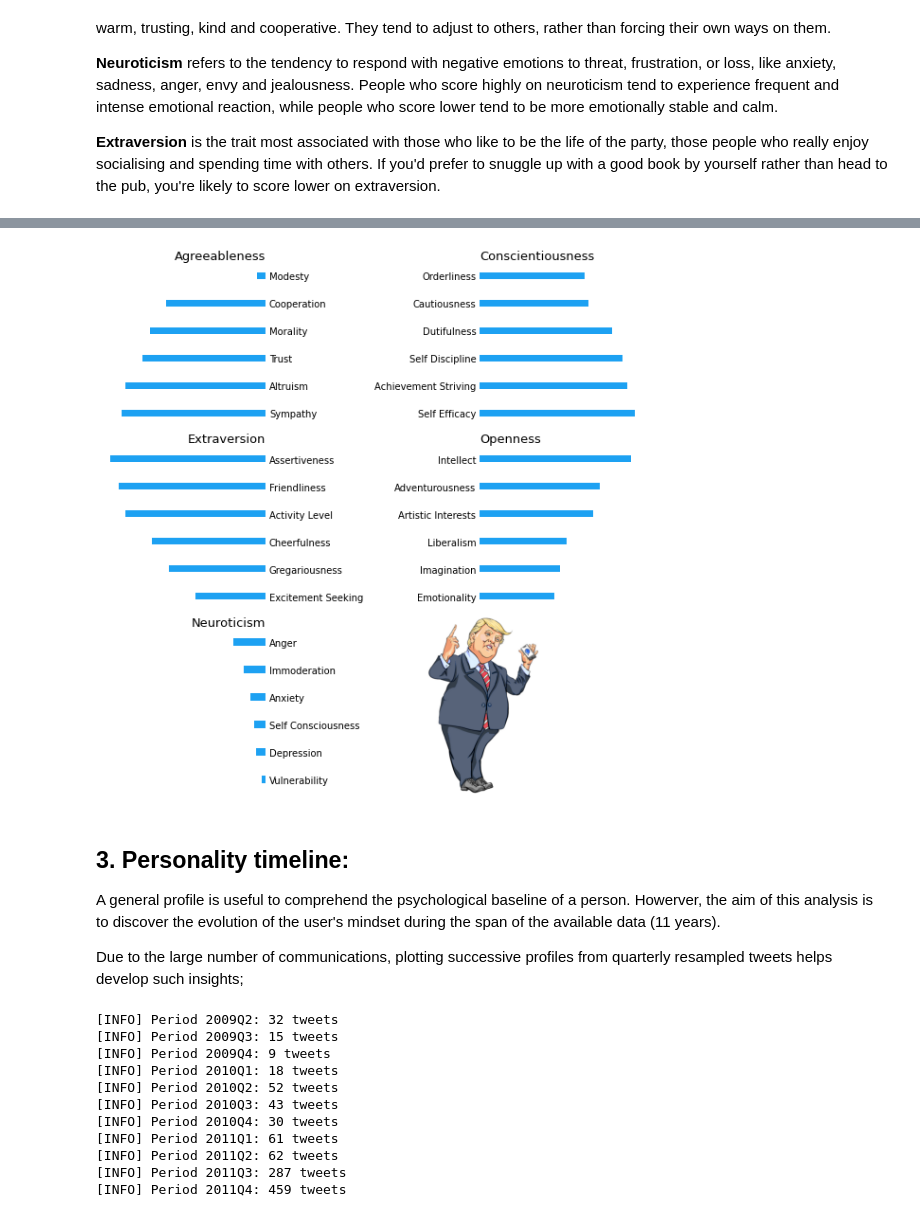
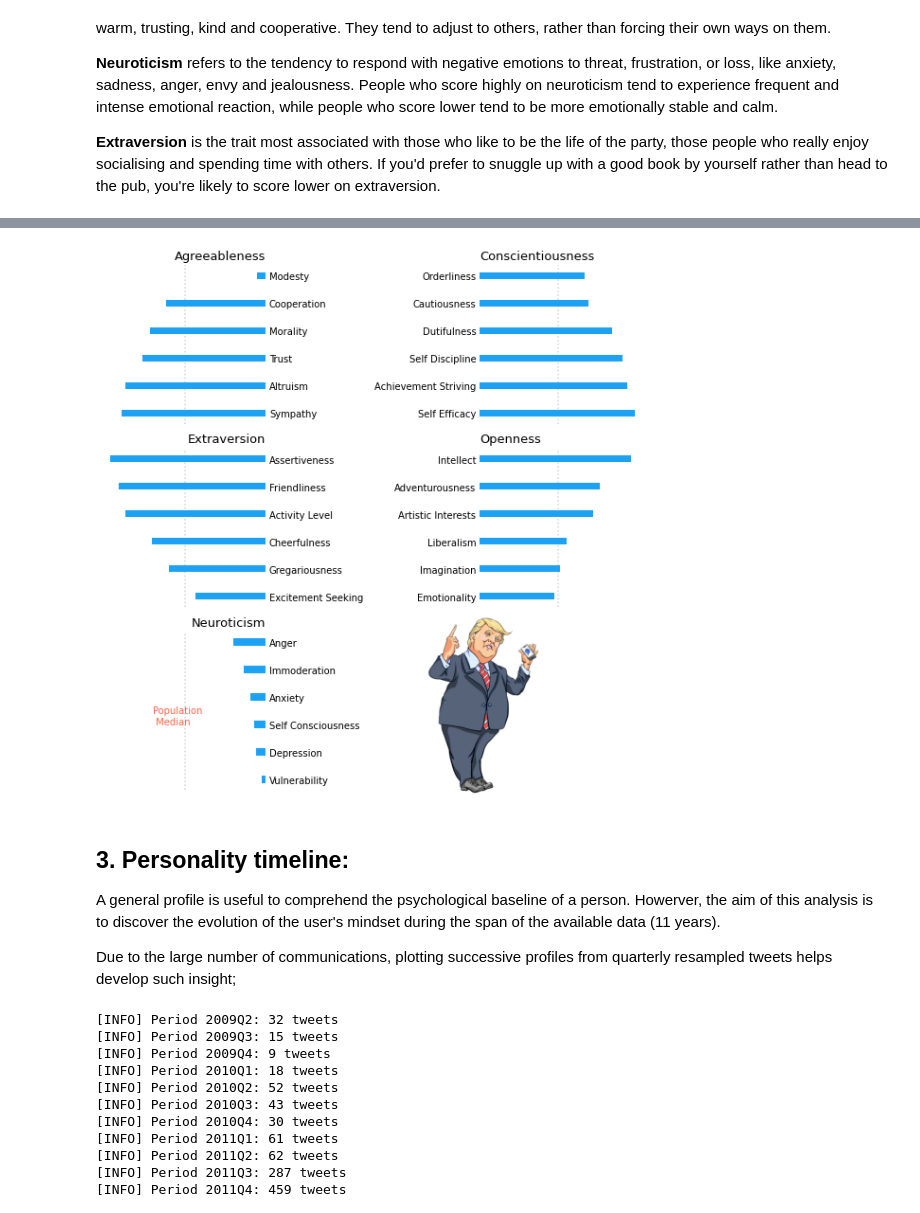
Before and after one commit to Rahulsunny11/realDonaldTrump, a Jupyter notebook: Donald Trump - Personality Insights.ipynb, the cells around one changed output, grey strips where cells are left out. Drawn from its saved outputs; the diff is of its cells as text; code cells hidden in the pictures.

```diff
--- a/Donald Trump - Personality Insights.ipynb
+++ b/Donald Trump - Personality Insights.ipynb
@@ -80,14 +60,11 @@ Your API key:  ································
 import sys, requests
 from io import StringIO
 
-def get_profile_data(input_series) -> pandas.DataFrame:
+def get_profile_data(text):
     """
     Send request to the Personality Insights API
     Note: data max size is 20Mb and min size is 100 words
     """
-    # concatenate data into a single text
-    text = ' '.join(input_series)
-
     # check size limit
     assert (sys.getsizeof(text)*1e-6) <= 20.0, 'Text data > 20Mb'
     assert len(text.split()) > 100, 'Text data < 100 words'
@@ -110,11 +87,11 @@ def get_profile_data(input_series) -> pandas.DataFrame:
 # %% [markdown]
 *Note: Due to the API's limitations (20Mb), only the last 30K tweets will be used to build the account's general profile.*
 # %%
-# select last 30K tweets
-data = tweets.tail(30000).content
+# concat last 30K tweets
+text_data = ' '.join(tweets.tail(30000).content)
 
 # request profile
-general_profile = get_profile_data(data)
+general_profile = get_profile_data(text_data)
 
 # save and display profile
 general_profile.to_csv('./data/general_profile.csv', index=False)
@@ -123,6 +100,3 @@ general_profile
 |  | big5_agreeableness | facet_altruism | facet_cooperation | facet_modesty | facet_morality | facet_sympathy | ... |
 | 0 | 0.638308 | 0.870628 | 0.617919 | 0.056688 | 0.716919 | 0.894446 | ... |
 1 rows × 137 columns
-# %%
-general_profile = pandas.read_csv('./data/general_profile.csv')
-general_profile
@@ -254,6 +224,9 @@ for i, (ax, (trait, facets)) in enumerate(zip(axes, facet_groups.items())):
     # invert axis for symmetry
     ax.invert_xaxis()
 
+    # plot population median
+    ax.axvline(0.5, color='lightgrey', linestyle=':', zorder=0)
+
     # move y ticks for symmetry
     ax.yaxis.tick_right()
     if i%2 > 0: ax.yaxis.tick_left()
@@ -262,41 +235,45 @@ for i, (ax, (trait, facets)) in enumerate(zip(axes, facet_groups.items())):
     ascending = True
     if i in [0, 1]: ascending = False
 
     # prepare data to plot
     df = general_profile[facets].sort_values(by=0, ascending=ascending, axis=1)
-    error = np.random.rand(len(df.columns))
+    error = numpy.random.rand(len(df.columns))
     columns = [' '.join(title.split('_')[1:]).title() for title in df.columns]
 
-    # plot
+    # plot facets
     ax.barh(columns, df.values[0], color='#1da1f2', align='center', height=0.25)
     ax.set_title(trait, loc=('right', 'left')[i%2>0], fontsize=13)
 
     # remove spines and ticks
     for spine in ['left', 'right', 'bottom', 'top']:
         ax.spines[spine].set_visible(False)
     ax.tick_params(axis='both', which='both',length=0)
     ax.set_xticklabels([])
+
+    # add legend to Neuroticism ax
+    if trait == 'Neuroticism':
+        ax.text(0.7, 2, 'Population\n Median', color='tomato')
 
 
 # reposition axes to fit image in the graph
 pos = axes[-1].get_position()
 pos.x0 = 0.6
 pos.y0 = -0.03
 axes[-1].set_position(pos)
 
 # remove shared x axes
 axis_group = axes[-1].get_shared_x_axes()
 axis_group.remove(axes[-1])
 
 # plot image
 plot_img('./doc/trump-tweet-5.png', axes[-1])
 # %% [output]
-[figure, old version]
+[figure, new version]
 # %% [markdown]
 ## 3. Personality timeline:
 A general profile is useful to comprehend the psychological baseline of a person. Howerver, the aim of this analysis is to discover the evolution of the user's mindset during the span of the available data (11 years).
 
-Due to the large number of communications, plotting successive profiles from quarterly resampled tweets helps develop such insights;
+Due to the large number of communications, plotting successive profiles from quarterly resampled tweets helps develop such insight;
 # %%
 %%time
 
```
Also changed, not shown: parts of 13 cells of this notebook.
